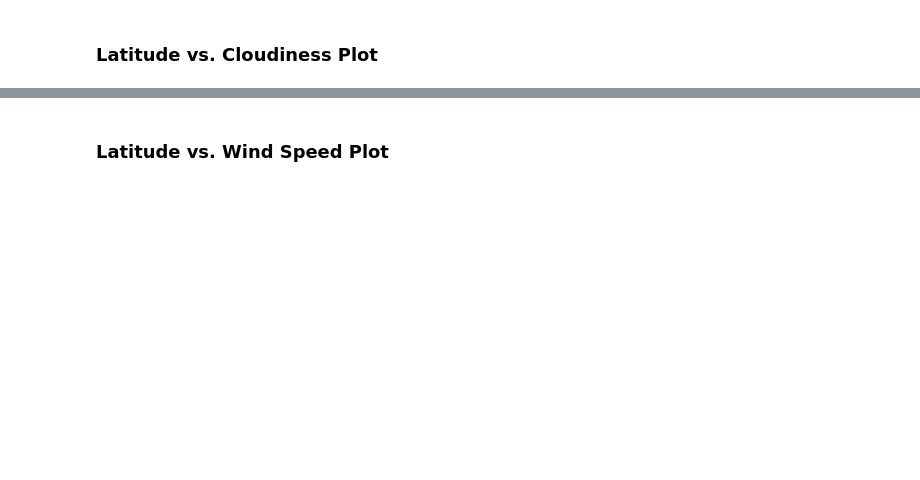
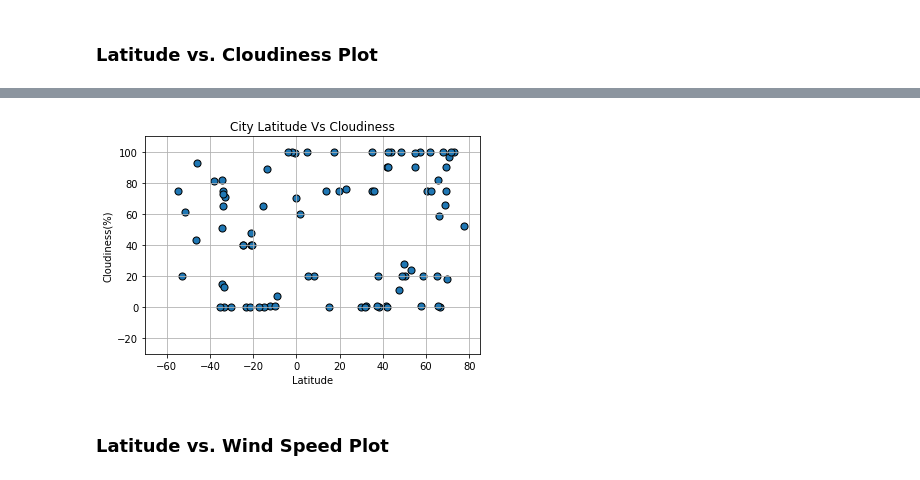
Before and after one commit to shreeniv/python-api-challenge, a Jupyter notebook: starter_code/WeatherPy.ipynb, the cells around one changed output, grey strips where cells are left out. Cells and saved outputs as stored; diff of their text form; code cells hidden in the pictures; blank space fills up the shorter version.

```diff
--- a/starter_code/WeatherPy.ipynb
+++ b/starter_code/WeatherPy.ipynb
@@ -181,2 +200,11 @@ dtype: int64
+# %%
+city_df.plot(kind="scatter", x="Latitude", y="Cloudiness(%)", xlim = (-70, 85),
+                     ylim= (-30, 110), s= 50, grid = True, edgecolor = "black", figsize=(6,4),
+                     title= f"City Latitude Vs Cloudiness")
+plt.savefig("../Images/LatitudeVsCloudiness.png")
+plt.show()
+# Unable to draw any common inference between the latitudes and cloudiness
+# %% [output]
+[figure, added]
 # %% [markdown]
 ### Latitude vs. Wind Speed Plot
```
Also changed, not shown: parts of 24 cells of this notebook, 6 other files.
